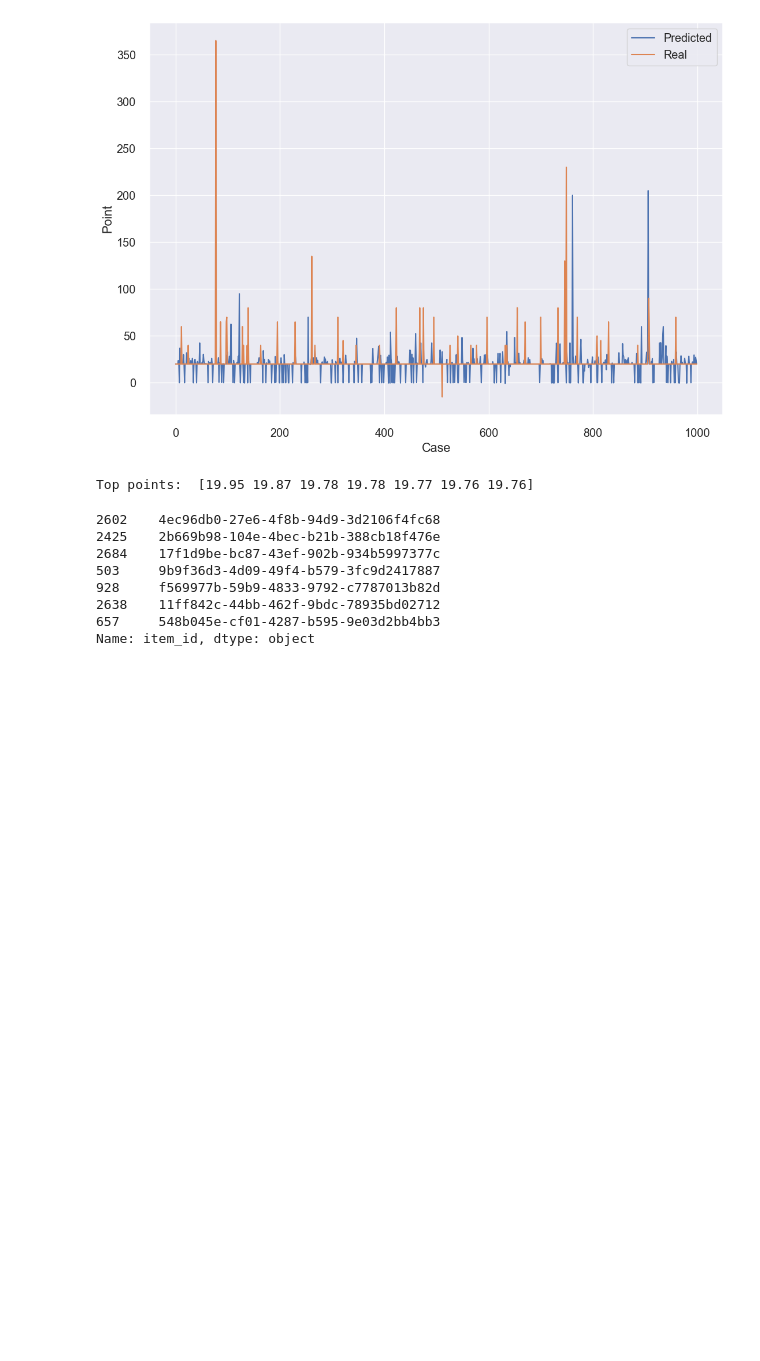
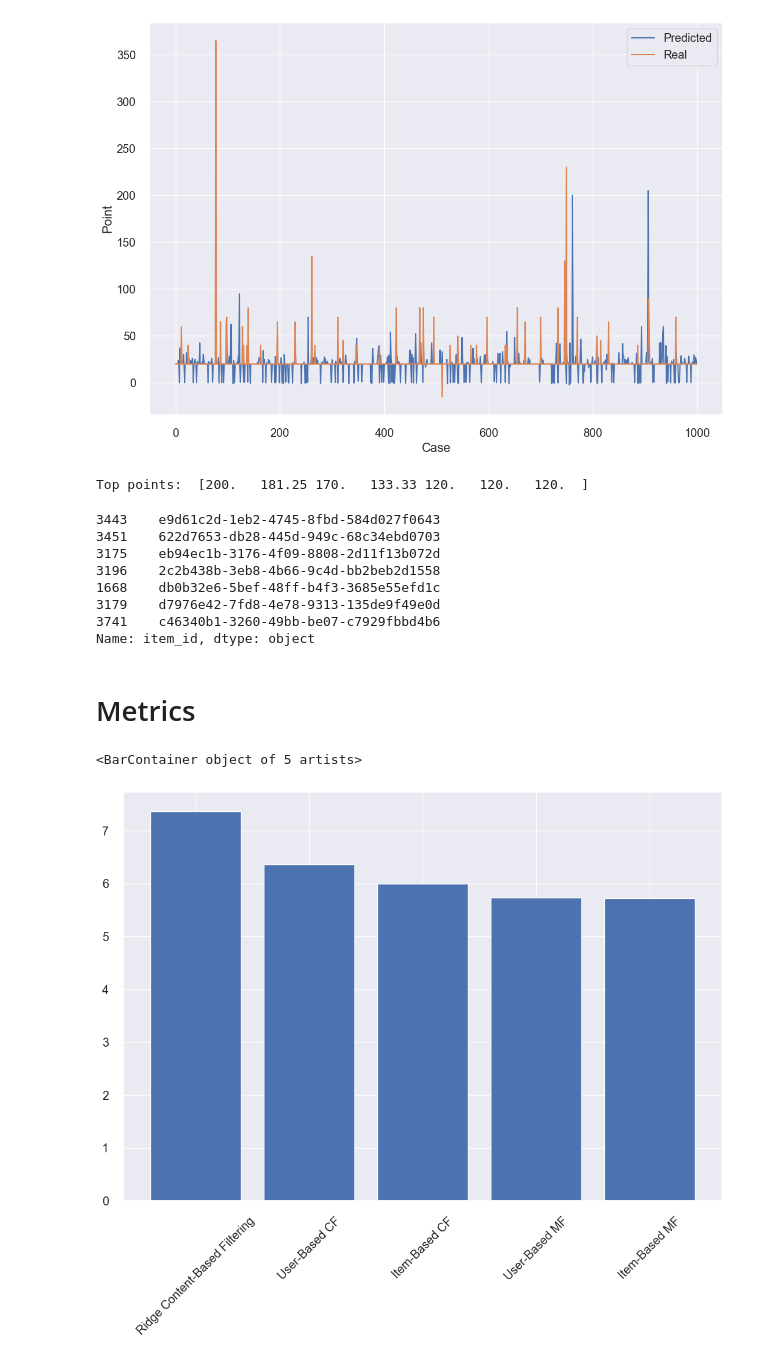
Before and after one commit to hunghuy201280/real-estate-recommendation, a Jupyter notebook: models/code.ipynb, the cells around one changed output. Saved outputs shown, nothing was run; the diff lists cells and outputs as text; code cells hidden in the pictures; blank space fills up the shorter version.

```diff
--- a/models/code.ipynb
+++ b/models/code.ipynb
@@ -1092,13 +1095,13 @@ ratings =preprocess(point_matrix,user_based=True)
 rate_train, rate_test = train_test_split(ratings, test_size=0.33, random_state=42)
 n_items=int(np.max(ratings[:, 1])) + 1
 n_users=int(np.max(ratings[:, 0])) + 1
-rs = MF(rate_train, K = 2, lam = 0.1, n_items=n_items,n_users=n_users,print_every = 2, learning_rate = 2, max_iter = 10, user_based = 1)
+rs = MF(rate_train, K = 2, lam = 0.1, n_items=n_items,n_users=n_users,print_every = 2, learning_rate = 0.001, max_iter = 20, user_based = 1)
 rs.fit()
 # evaluate on test data
-RMSE,MSE,MAE,ub_mf_pred_points,ub_mf_real_points = rs.evaluate(rate_test)
-print ('User-based MF, RMSE =', RMSE)
-print ('User-based MF, MSE =', MSE)
-print ('User-based MF, MAE =', MAE)
+UBMF_RMSE,UBMF_MSE,UBMF_MAE,ub_mf_pred_points,ub_mf_real_points = rs.evaluate(rate_test)
+print ('User-based MF, RMSE =', UBMF_RMSE)
+print ('User-based MF, MSE =', UBMF_MSE)
+print ('User-based MF, MAE =', UBMF_MAE)
 # %% [output]
 MF Initialize with n_users 16880 and n_items 4051
 X shape (4051, 2)
@@ -1151,7 +1162,7 @@ rate_train_ib=rate_train[:,[1,0,2]]
 rate_test_ib=rate_test[:,[1,0,2]]
 
 
-rs_ib = MF(rate_train_ib, K = 2, lam = 0.1, print_every = 2,  n_items=n_users,n_users=n_items,learning_rate = 2, max_iter = 10, user_based = 0)
+rs_ib = MF(rate_train_ib, K = 2, lam = 0.1, print_every = 2,  n_items=n_users,n_users=n_items,learning_rate = 0.5, max_iter = 20, user_based = 0)
 rs_ib.fit()
 # %% [output]
 MF Initialize with n_users 4051 and n_items 16880
@@ -1165,6 +1181,6 @@ iter = 10 , loss = 93.75748349740671 , RMSE train = 13.33069616700766
 # %%
-RMSE,MSE,MAE,ib_mf_pred_points,ib_mf_real_points = rs_ib.evaluate(rate_test_ib)
-print ('Item-based MF, RMSE =', RMSE)
-print ('Item-based MF, MSE =', MSE)
-print ('Item-based MF, MAE =', MAE)
+IBMF_RMSE,IBMF_MSE,IBMF_MAE,ib_mf_pred_points,ib_mf_real_points = rs_ib.evaluate(rate_test_ib)
+print ('Item-based MF, RMSE =', IBMF_RMSE)
+print ('Item-based MF, MSE =', IBMF_MSE)
+print ('Item-based MF, MAE =', IBMF_MAE)
 # %% [output]
@@ -1176,14 +1192,26 @@ visualize_differences(pred_points=ib_mf_pred_points,real_points=ib_mf_real_point
 # %% [output]
 [figure]
 # %%
-mf_get_top_items(rs,"006842a9-8da3-4e9a-9a23-68535983aee0")
+mf_get_top_items(rs_ib,"006842a9-8da3-4e9a-9a23-68535983aee0")
 # %% [output]
-Top points:  [19.95 19.87 19.78 19.78 19.77 19.76 19.76]
+Top points:  [200.   181.25 170.   133.33 120.   120.   120.  ]
-2602    4ec96db0-27e6-4f8b-94d9-3d2106f4fc68
-2425    2b669b98-104e-4bec-b21b-388cb18f476e
-2684    17f1d9be-bc87-43ef-902b-934b5997377c
-503     9b9f36d3-4d09-49f4-b579-3fc9d2417887
-928     f569977b-59b9-4833-9792-c7787013b82d
-2638    11ff842c-44bb-462f-9bdc-78935bd02712
-657     548b045e-cf01-4287-b595-9e03d2bb4bb3
+3443    e9d61c2d-1eb2-4745-8fbd-584d027f0643
+3451    622d7653-db28-445d-949c-68c34ebd0703
+3175    eb94ec1b-3176-4f09-8808-2d11f13b072d
+3196    2c2b438b-3eb8-4b66-9c4d-bb2beb2d1558
+1668    db0b32e6-5bef-48ff-b4f3-3685e55efd1c
+3179    d7976e42-7fd8-4e78-9313-135de9f49e0d
+3741    c46340b1-3260-49bb-be07-c7929fbbd4b6
 Name: item_id, dtype: object
+# %% [markdown]
+# Metrics
+# %%
+"""MAE"""
+x_metrics=["Ridge Content-Based Filtering","User-Based CF","Item-Based CF","User-Based MF","Item-Based MF"]
+
+MAEs=[CB_MAE,UBCF_MAE,IBCF_MAE,UBMF_MAE,IBMF_MAE,]
+plt.xticks(rotation=45)
+plt.bar(x=x_metrics,height=MAEs)
+# %% [output]
+<BarContainer object of 5 artists>
+[figure, added]
```
Also changed, not shown: parts of 39 cells of this notebook.
